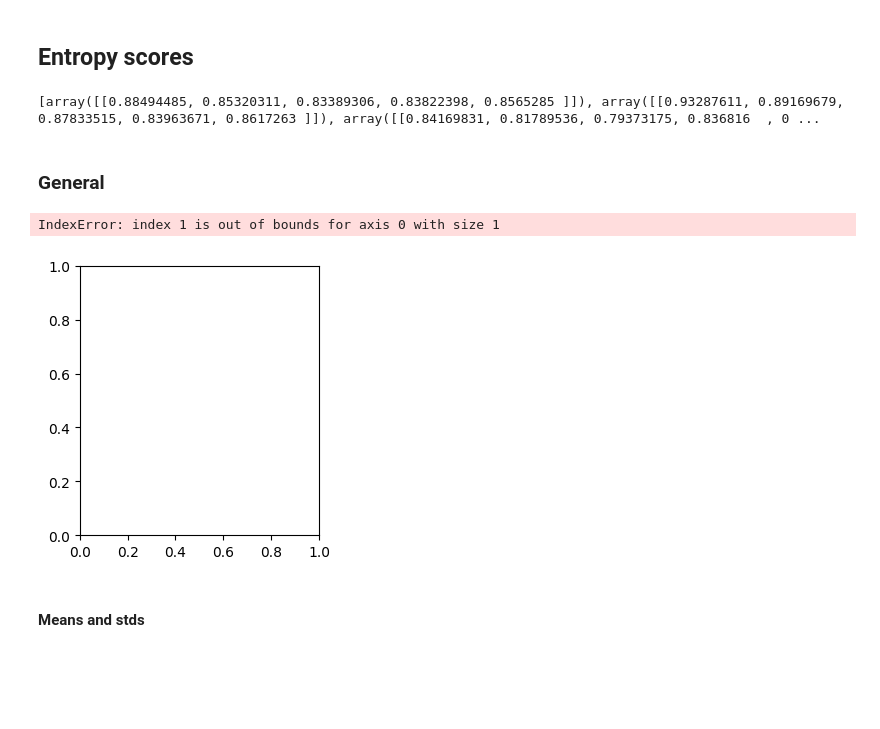
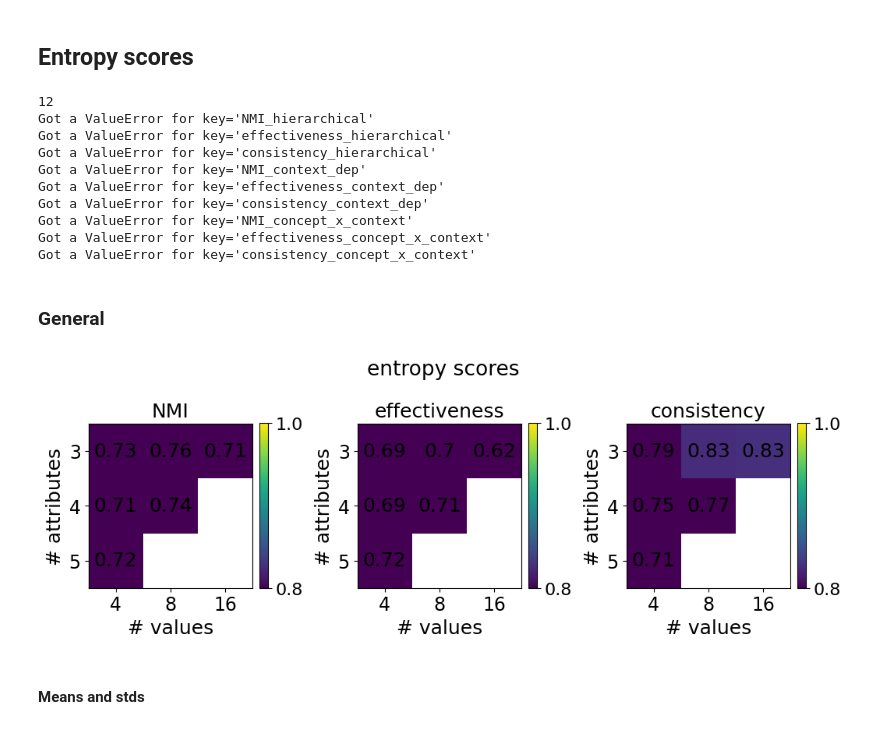
Before and after one commit to mariia55/emergent-abstractions_biased, a Jupyter notebook: analysis_floats.ipynb, the cells around one changed output. Cells and saved outputs as stored; diff of their text form; code cells hidden in the pictures; blank space fills up the shorter version.

```diff
--- a/analysis_floats.ipynb
+++ b/analysis_floats.ipynb
@@ -12,12 +12,12 @@ from seaborn.algorithms import bootstrap
 This notebook contains code to plot and bootstrap confidence intervals for accuracies and other metrics for both context-unaware and context-aware trained agents.
 Code defaults to context-aware, context-unaware results can be loaded by setting the context-unaware flag.
 # %%
-datasets = ['(3,4)',]
-n_values = [4,]
-n_attributes = [3,]
-n_epochs = 400
+datasets = ('(3,4)', '(3,8)', '(3,16)', '(4,4)', '(4,8)', '(5,4)')
+n_attributes = (3, 3, 3, 4, 4, 5)
+n_values = (4, 8, 16, 4, 8, 4)
+n_epochs = 300
 n_datasets = len(datasets)
-paths = [f'results/{d}_game_size_10_vsf_3/' for d in datasets]
+paths = [f'results/vague_ds_results/{d}_game_size_10_vsf_3/' for d in datasets]
 # %%
 context_unaware = False # whether original or context_unaware simulations are evaluated
 if context_unaware:
@@ -144,19 +205,46 @@ ValueError: zero-size array to reduction operation minimum which has no identity
 # %% [markdown]
 ## Entropy scores
-# %%
-entropy_scores = load_entropies(paths, context_unaware=context_unaware) #
-entropies = [entropy_scores['NMI'], entropy_scores['effectiveness'], entropy_scores['consistency']]
-print(entropies)
-# %% [output]
-[array([[0.88494485, 0.85320311, 0.83389306, 0.83822398, 0.8565285 ]]), array([[0.93287611, 0.89169679, 0.87833515, 0.83963671, 0.8617263 ]]), array([[0.84169831, 0.81789536, 0.79373175, 0.836816  , 0 ...
+# %%
+entropy_scores = load_entropies(paths, context_unaware=context_unaware)
+entropy_arrays = {}
+
+# Create a list to store the entropy measures
+entropies = []
+
+# Convert the lists of lists to NumPy arrays for each entropy measure and append to entropies
+
+# for key in entropy_scores:
+#     try:
+#         entropy_array = np.array(entropy_scores[key])
+#         entropies.append(entropy_array)
+#     except ValueError:
+#         pass
+
+for key in entropy_scores:
+    try:
+        entropy_array = np.array(entropy_scores[key])
+        entropy_scores[key] = entropy_array
+    except ValueError:
+        print(f"Got a ValueError for {key=}")
+# %% [output]
+12
+Got a ValueError for key='NMI_hierarchical'
+Got a ValueError for key='effectiveness_hierarchical'
+Got a ValueError for key='consistency_hierarchical'
+Got a ValueError for key='NMI_context_dep'
+Got a ValueError for key='effectiveness_context_dep'
+Got a ValueError for key='consistency_context_dep'
+Got a ValueError for key='NMI_concept_x_context'
+Got a ValueError for key='effectiveness_concept_x_context'
+Got a ValueError for key='consistency_concept_x_context'
 # %% [markdown]
 ### General
 # %%
+entropies = [entropy_scores[key] for key in ('NMI', 'effectiveness', 'consistency')]
 plot_heatmap(entropies, 'mean', plot_dims=(1,3), ylims=(0.8, 1.0), figsize=(10.5, 3.5),
              titles = ('NMI', 'effectiveness', 'consistency'), suptitle='entropy scores')
 # %% [output]
-IndexError: index 1 is out of bounds for axis 0 with size 1
-[figure, old version]
+[figure, new version]
 # %% [markdown]
 #### Means and stds
 # %%
```
Also changed, not shown: parts of 34 cells of this notebook.
